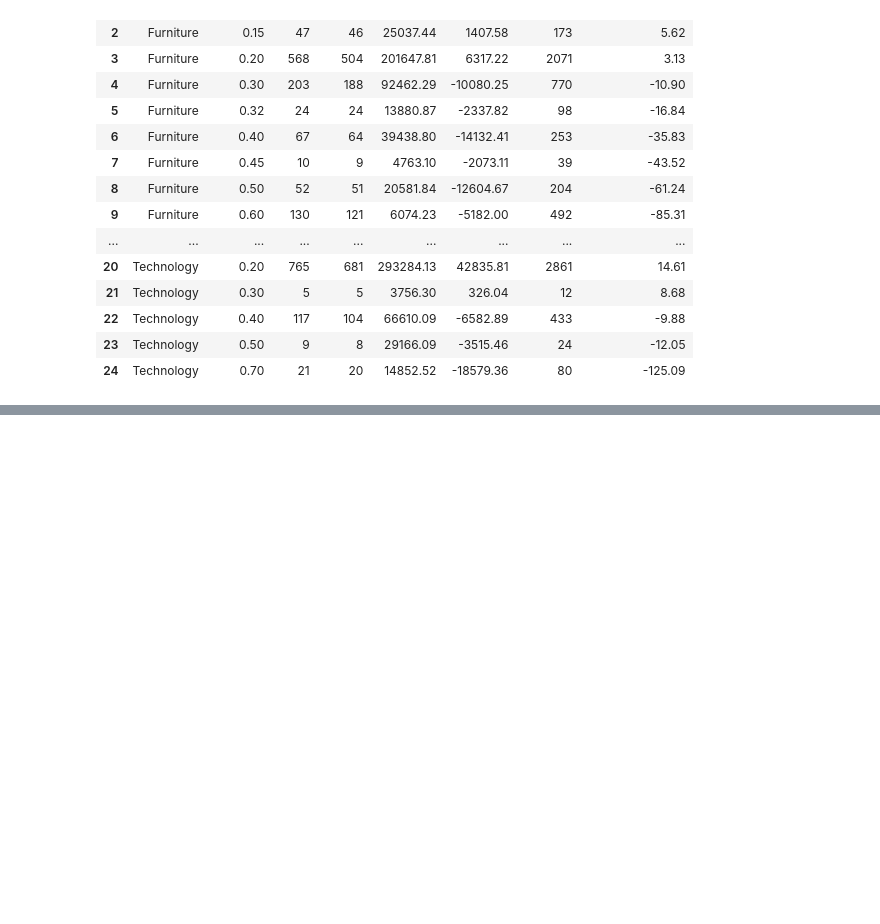
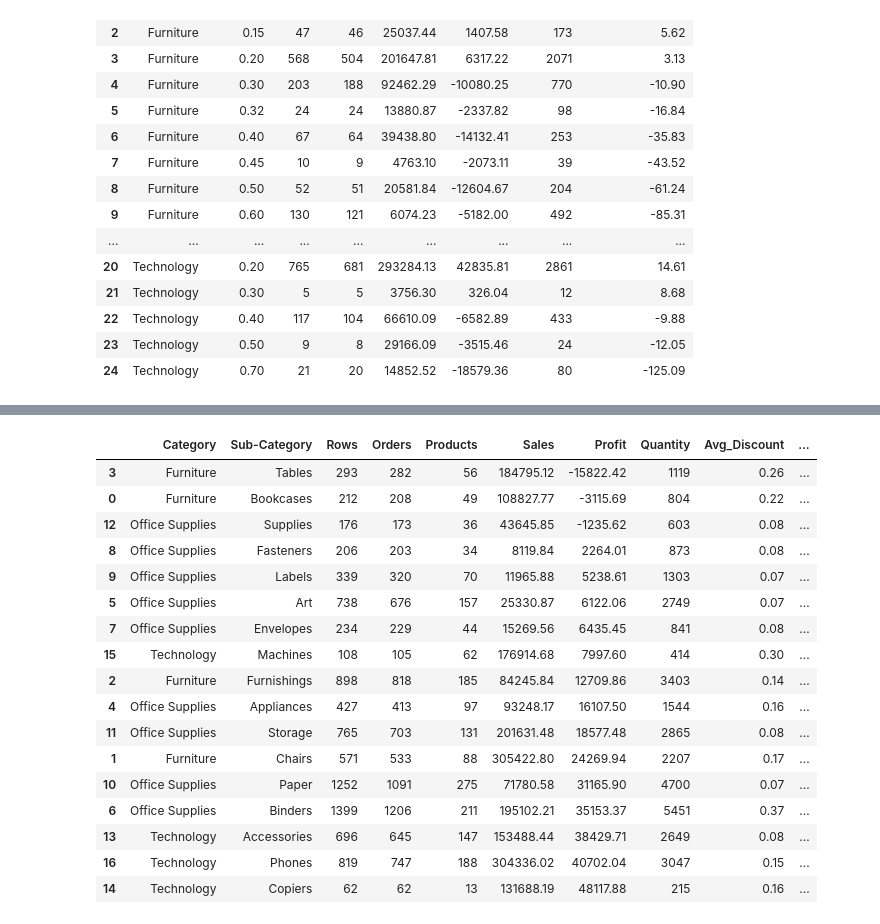
Before and after one commit to MohamedAtef721/Retail-Business-Performance-Profitability, a Jupyter notebook: 02_baseline_business_performance.ipynb, the cells around one changed output, grey strips where cells are left out. Saved outputs shown, nothing was run; the diff lists cells and outputs as text; code cells hidden in the pictures; blank space fills up the shorter version.

```diff
--- a/02_baseline_business_performance.ipynb
+++ b/02_baseline_business_performance.ipynb
@@ -129,0 +179,46 @@ category_discount_analysis.round(2)
+# %%
+subcategory_analysis = (
+    historical_df
+    .groupby(["Category", "Sub-Category"])
+    .agg(
+        Rows=("Order ID", "size"),
+        Orders=("Order ID", "nunique"),
+        Products=("Product Name", "nunique"),
+        Sales=("Sales", "sum"),
+        Profit=("Profit", "sum"),
+        Quantity=("Quantity", "sum"),
+        Avg_Discount=("Discount", "mean")
+    )
+    .reset_index()
+)
+
+subcategory_analysis["Profit Margin (%)"] = (
+    subcategory_analysis["Profit"]
+    / subcategory_analysis["Sales"]
+    * 100
+)
+
+subcategory_analysis = subcategory_analysis.sort_values(
+    "Profit"
+)
+
+subcategory_analysis.round(2)
+# %% [output]
+|  | Category | Sub-Category | Rows | Orders | Products | Sales | Profit | Quantity | Avg_Discount | ... |
+| 3 | Furniture | Tables | 293 | 282 | 56 | 184795.12 | -15822.42 | 1119 | 0.26 | ... |
+| 0 | Furniture | Bookcases | 212 | 208 | 49 | 108827.77 | -3115.69 | 804 | 0.22 | ... |
+| 12 | Office Supplies | Supplies | 176 | 173 | 36 | 43645.85 | -1235.62 | 603 | 0.08 | ... |
+| 8 | Office Supplies | Fasteners | 206 | 203 | 34 | 8119.84 | 2264.01 | 873 | 0.08 | ... |
+| 9 | Office Supplies | Labels | 339 | 320 | 70 | 11965.88 | 5238.61 | 1303 | 0.07 | ... |
+| 5 | Office Supplies | Art | 738 | 676 | 157 | 25330.87 | 6122.06 | 2749 | 0.07 | ... |
+| 7 | Office Supplies | Envelopes | 234 | 229 | 44 | 15269.56 | 6435.45 | 841 | 0.08 | ... |
+| 15 | Technology | Machines | 108 | 105 | 62 | 176914.68 | 7997.60 | 414 | 0.30 | ... |
+| 2 | Furniture | Furnishings | 898 | 818 | 185 | 84245.84 | 12709.86 | 3403 | 0.14 | ... |
+| 4 | Office Supplies | Appliances | 427 | 413 | 97 | 93248.17 | 16107.50 | 1544 | 0.16 | ... |
+| 11 | Office Supplies | Storage | 765 | 703 | 131 | 201631.48 | 18577.48 | 2865 | 0.08 | ... |
+| 1 | Furniture | Chairs | 571 | 533 | 88 | 305422.80 | 24269.94 | 2207 | 0.17 | ... |
+| 10 | Office Supplies | Paper | 1252 | 1091 | 275 | 71780.58 | 31165.90 | 4700 | 0.07 | ... |
+| 6 | Office Supplies | Binders | 1399 | 1206 | 211 | 195102.21 | 35153.37 | 5451 | 0.37 | ... |
+| 13 | Technology | Accessories | 696 | 645 | 147 | 153488.44 | 38429.71 | 2649 | 0.08 | ... |
+| 16 | Technology | Phones | 819 | 747 | 188 | 304336.02 | 40702.04 | 3047 | 0.15 | ... |
+| 14 | Technology | Copiers | 62 | 62 | 13 | 131688.19 | 48117.88 | 215 | 0.16 | ... |
```
Also changed, not shown: parts of 3 cells of this notebook, 1 other file.
